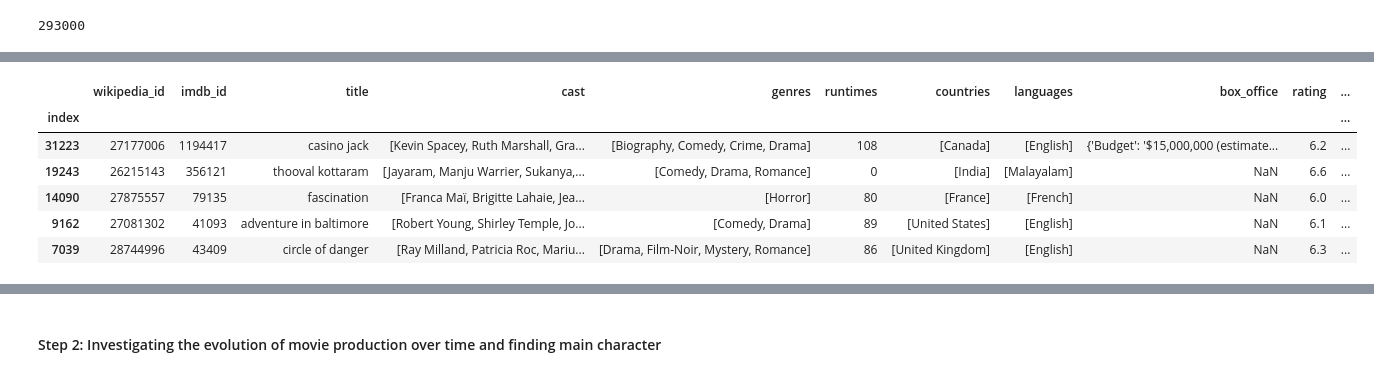
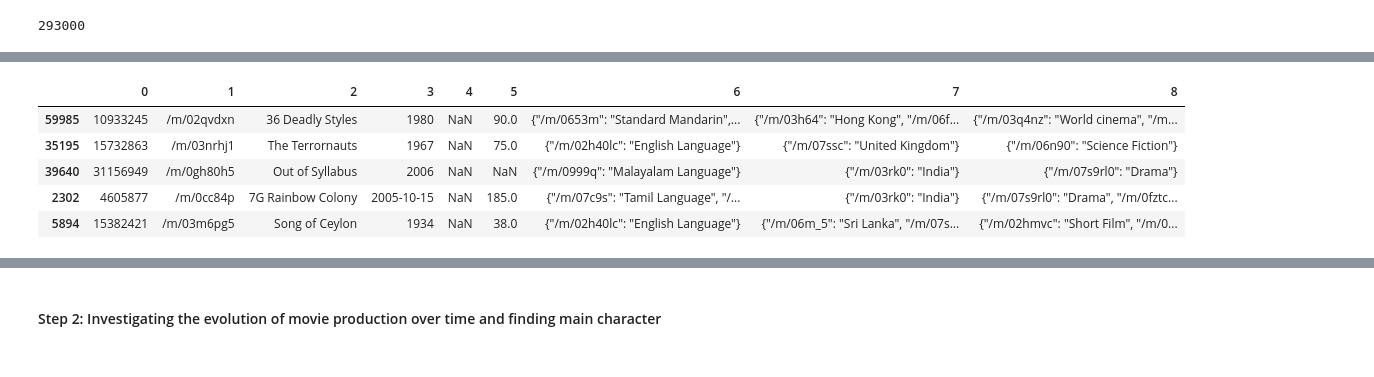
Before and after one commit to epfl-ada/ada-2022-project-r4d4r, a Jupyter notebook: main.ipynb, the cells around one changed output, grey strips where cells are left out. Cells and saved outputs as stored; diff of their text form; code cells hidden in the pictures.

```diff
--- a/main.ipynb
+++ b/main.ipynb
@@ -77,10 +75,11 @@ $ 250000.0
+# %%
+years_df = pd.read_csv("./Data/movie.metadata.tsv", sep='\t', header=None)
 # %%
-df.sample(5)
+years_df.sample(5)
 # %% [output]
-|  | wikipedia_id | imdb_id | title | cast | genres | runtimes | countries | languages | box_office | rating | ... |
-| index |  |  |  |  |  |  |  |  |  |  | ... |
-| 31223 | 27177006 | 1194417 | casino jack | [Kevin Spacey, Ruth Marshall, Gra... | [Biography, Comedy, Crime, Drama] | 108 | [Canada] | [English] | {'Budget': '$15,000,000 (estimate... | 6.2 | ... |
-| 19243 | 26215143 | 356121 | thooval kottaram | [Jayaram, Manju Warrier, Sukanya,... | [Comedy, Drama, Romance] | 0 | [India] | [Malayalam] | NaN | 6.6 | ... |
-| 14090 | 27875557 | 79135 | fascination | [Franca Maï, Brigitte Lahaie, Jea... | [Horror] | 80 | [France] | [French] | NaN | 6.0 | ... |
-| 9162 | 27081302 | 41093 | adventure in baltimore | [Robert Young, Shirley Temple, Jo... | [Comedy, Drama] | 89 | [United States] | [English] | NaN | 6.1 | ... |
-| 7039 | 28744996 | 43409 | circle of danger | [Ray Milland, Patricia Roc, Mariu... | [Drama, Film-Noir, Mystery, Romance] | 86 | [United Kingdom] | [English] | NaN | 6.3 | ... |
+|  | 0 | 1 | 2 | 3 | 4 | 5 | 6 | 7 | 8 |
+| 59985 | 10933245 | /m/02qvdxn | 36 Deadly Styles | 1980 | NaN | 90.0 | {"/m/0653m": "Standard Mandarin",... | {"/m/03h64": "Hong Kong", "/m/06f... | {"/m/03q4nz": "World cinema", "/m... |
+| 35195 | 15732863 | /m/03nrhj1 | The Terrornauts | 1967 | NaN | 75.0 | {"/m/02h40lc": "English Language"} | {"/m/07ssc": "United Kingdom"} | {"/m/06n90": "Science Fiction"} |
+| 39640 | 31156949 | /m/0gh80h5 | Out of Syllabus | 2006 | NaN | NaN | {"/m/0999q": "Malayalam Language"} | {"/m/03rk0": "India"} | {"/m/07s9rl0": "Drama"} |
+| 2302 | 4605877 | /m/0cc84p | 7G Rainbow Colony | 2005-10-15 | NaN | 185.0 | {"/m/07c9s": "Tamil Language", "/... | {"/m/03rk0": "India"} | {"/m/07s9rl0": "Drama", "/m/0fztc... |
+| 5894 | 15382421 | /m/03m6pg5 | Song of Ceylon | 1934 | NaN | 38.0 | {"/m/02h40lc": "English Language"} | {"/m/06m_5": "Sri Lanka", "/m/07s... | {"/m/02hmvc": "Short Film", "/m/0... |
```
Also changed, not shown: parts of 11 cells of this notebook, 1 other file.
